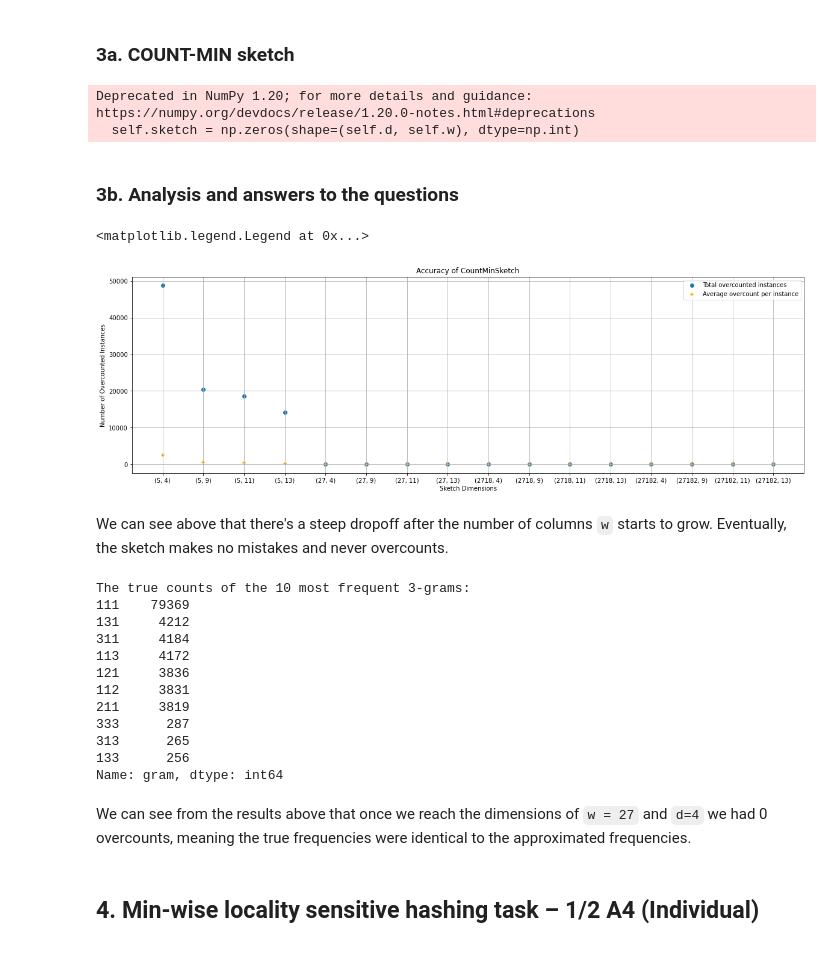
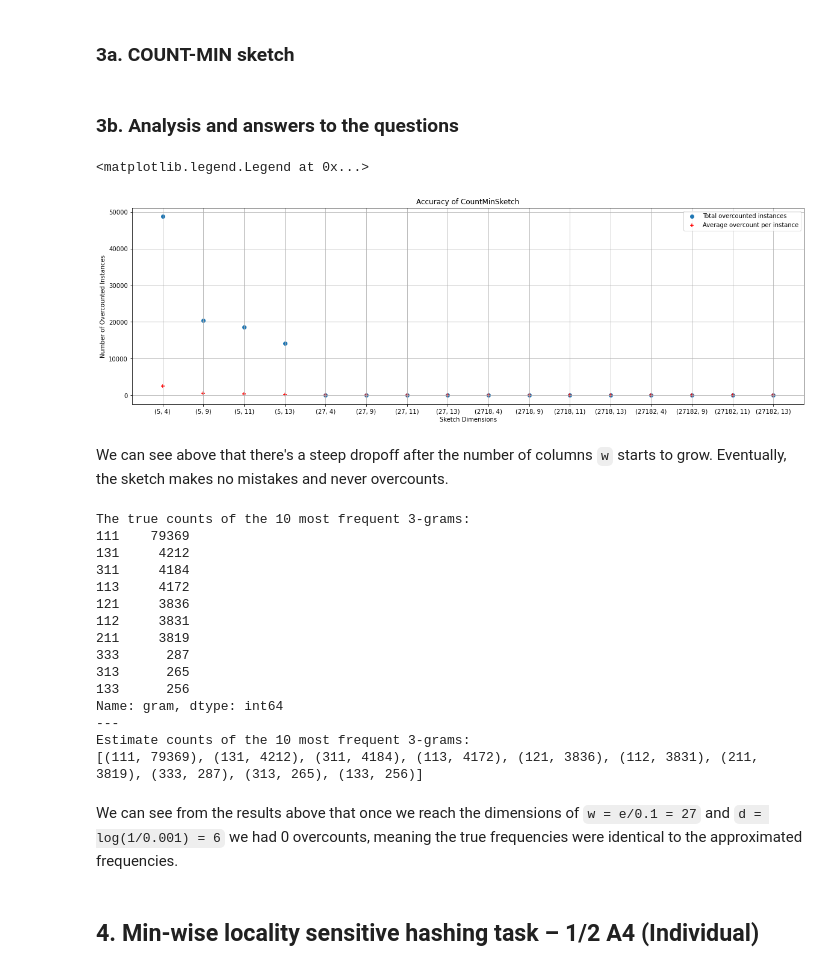
Before and after one commit to awrgold/cyber_data_analytics, a Jupyter notebook: Lab3_v5.ipynb, the cells around one changed output. Cells and saved outputs as stored; diff of their text form; code cells hidden in the pictures.

```diff
--- a/Lab3_v5.ipynb
+++ b/Lab3_v5.ipynb
@@ -570,68 +550,71 @@ class CountMinSketch:
         return minimum
 # %%
 # Let's play with some w/d values to get some idea of how well it works:
-DBUG = False
+DEBUG = False
 
+# Define various ranges
 w_ranges = [int(np.exp(1)/0.5), int(np.exp(1)/0.1), int(np.exp(1)/0.001),  int(np.exp(1)/0.0001)]
 d_ranges = [int(np.log(1/0.01)), int(np.log(1/0.0001)), int(np.log(1/0.00001)), int(np.log(1/0.000001))]
 
+# For the graphs later
 dims = []
 sizes = []
 accuracies = []
 
 
-grams = sorted(df_10_x.gram.value_counts().index)
-
 for w in w_ranges:
     for d in d_ranges:
+
         sizes.append(w*d)
         dims.append(str((w, d)))
+
+        # Define a new sketch for each w,d combo
         CMS = CountMinSketch(w, d)
-        sketch = CMS.create_sketch(df_10_x.gram.values, False)
+        sketch = CMS.create_sketch(df_10_x.gram.values)
 
+        # store the overcount discrepancy
         overcounts = []
 
+        # Determine the true values vs. the estimated values
         for index, loc in zip(df_10_x.gram.value_counts().index.values, range(len(df_10_x.gram.value_counts().index.values))):
             true_val = df_10_x.gram.value_counts().iloc[loc]
-            est_val = CMS.query_sketch(index, False)
+            est_val = CMS.query_sketch(index)
             overcounts.append((est_val-true_val))
 
-            if(DBUG):
+            if(DEBUG):
                 print('True count of value:', index, ': ', true_val)
                 print('True count of value:', index, ': ', est_val)
                 print('Discrepancy: ', est_val - true_val)
-                print('Undercounted?', (est_val - true_val < 0))
+                print('Undercounted?', (est_val - true_val < 0)) # was checking to make sure CountMinSketch was working
 
         accuracies.append(sum(overcounts))
 
+# find the average discrepancy per sketch
 avg_disc = []
 for i, j in zip(accuracies, sizes):
     avg_disc.append(i/j)
-# %% [output]
-Deprecated in NumPy 1.20; for more details and guidance: https://numpy.org/devdocs/release/1.20.0-notes.html#deprecations
-  self.sketch = np.zeros(shape=(self.d, self.w), dtype=np.int)
 # %% [markdown]
 ### 3b. Analysis and answers to the questions
 # %%
 ###
 # What happens when you play with the w, d values (the dimensions of the sketch)
 ###
 
 
 fig = plt.figure(figsize=(20,6))
 
 
 plt.scatter(dims, accuracies, marker='o', alpha=1)
 
-plt.scatter(dims, avg_disc, marker='+', color='orange', alpha=1)
+plt.scatter(dims, avg_disc, marker='+', color='r', alpha=1)
 plt.grid()
 plt.xlabel('Sketch Dimensions')
 plt.ylabel('Number of Overcounted Instances')
 plt.title('Accuracy of CountMinSketch')
 plt.legend(['Total overcounted instances', 'Average overcount per instance'])
 # %% [output]
 <matplotlib.legend.Legend at 0x...>
-[figure, old version]
+[figure, new version]
 # %% [markdown]
 We can see above that there's a steep dropoff after the number of columns `w` starts to grow. Eventually, the sketch makes no mistakes and never overcounts.
 # %%
@@ -641,6 +624,16 @@ We can see above that there's a steep dropoff after the number of columns `w` st
 
 print('The true counts of the 10 most frequent 3-grams:')
 print(df_10_x.gram.value_counts()[:10])
+print('---')
+CMS_big = CountMinSketch(w=int(np.exp(1)/0.1), d=int(np.log(1/0.001)))
+sketch_big = CMS_big.create_sketch(df_10_x.gram)
+
+estimates = []
+for item in df_10_x.gram.value_counts().index[:10].values:
+    estimates.append((item, CMS_big.query_sketch(item)))
+
+print('Estimate counts of the 10 most frequent 3-grams:')
+print(estimates)
 # %% [output]
 The true counts of the 10 most frequent 3-grams:
 111    79369
@@ -654,8 +647,11 @@ The true counts of the 10 most frequent 3-grams:
 313      265
 133      256
 Name: gram, dtype: int64
+---
+Estimate counts of the 10 most frequent 3-grams:
+[(111, 79369), (131, 4212), (311, 4184), (113, 4172), (121, 3836), (112, 3831), (211, 3819), (333, 287), (313, 265), (133, 256)]
 # %% [markdown]
-We can see from the results above that once we reach the dimensions of `w = 27` and `d=4` we had 0 overcounts, meaning the true frequencies were identical to the approximated frequencies.
+We can see from the results above that once we reach the dimensions of `w = e/0.1 = 27` and `d = log(1/0.001) = 6` we had 0 overcounts, meaning the true frequencies were identical to the approximated frequencies.
 # %% [markdown]
 ## 4. Min-wise locality sensitive hashing task – 1/2 A4 (Individual)
 # %% [markdown]
```
Also changed, not shown: parts of 13 cells of this notebook.
